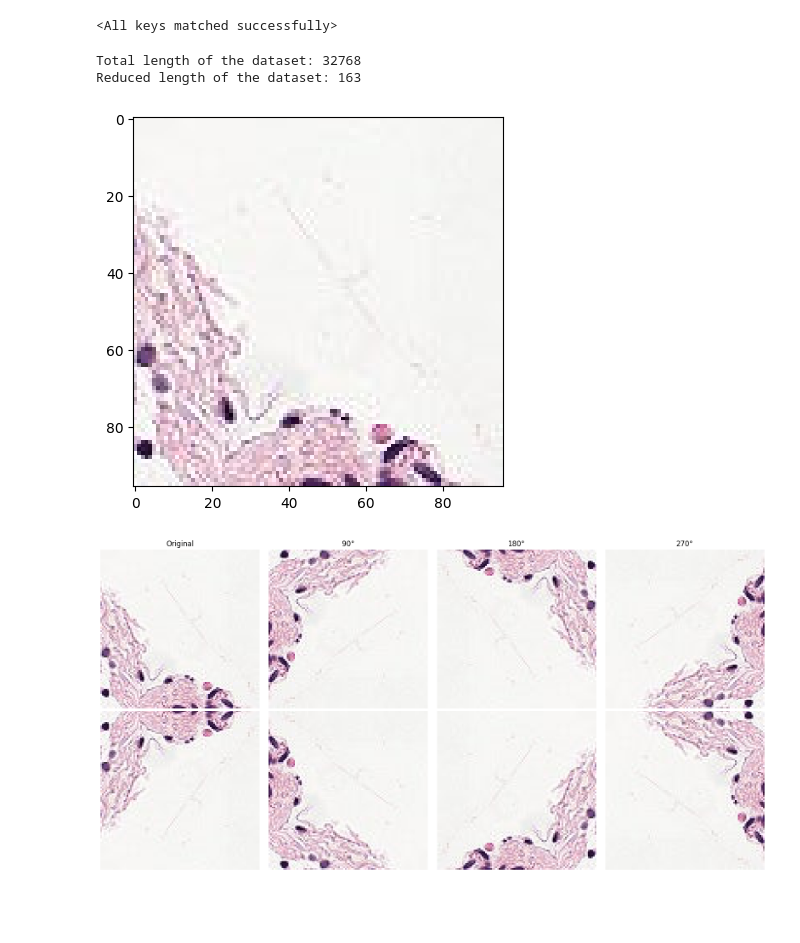
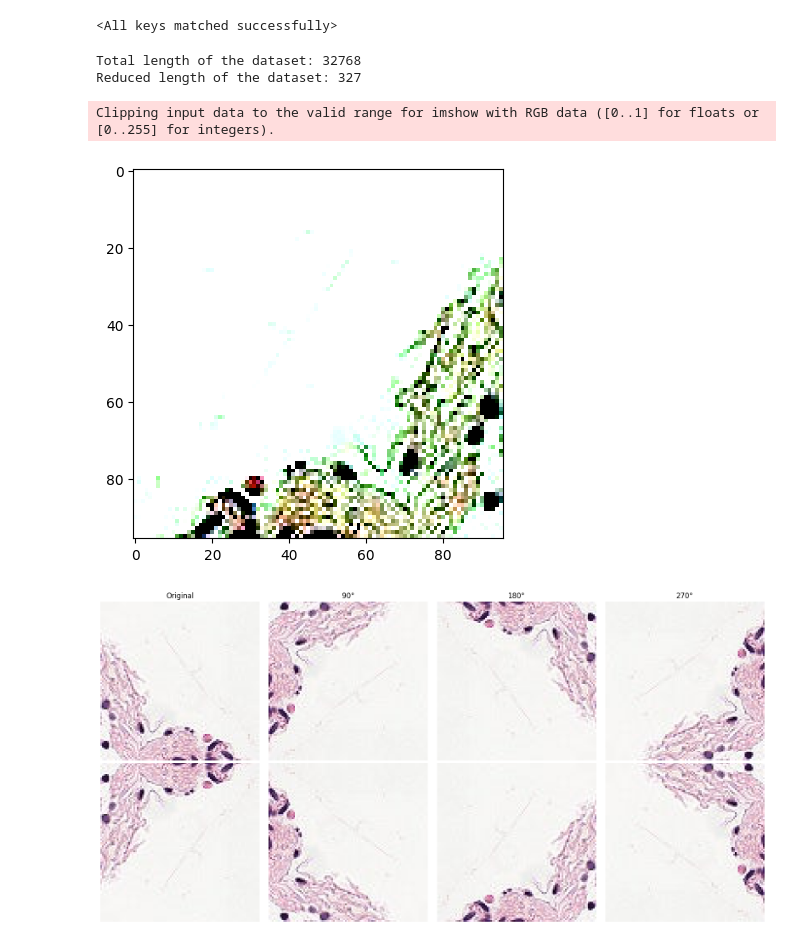
Before and after one commit to WouterBant/GEVit-DL2-Project, a Jupyter notebook: post_hoc_equivariance/post_hoc_equivariance.ipynb, the cells around one changed output. Drawn from its saved outputs; the diff is of its cells as text; code cells hidden in the pictures; blank space fills up the shorter version.

```diff
--- a/post_hoc_equivariance/post_hoc_equivariance.ipynb
+++ b/post_hoc_equivariance/post_hoc_equivariance.ipynb
@@ -101,12 +101,12 @@ else:
     transform_test = tvtf.Compose(
         [
             tvtf.ToTensor(),
-            # tvtf.Normalize(data_mean, data_stddev),
+            tvtf.Normalize(data_mean, data_stddev),
         ]
     )
 
     train_set = PCam(root="../data", train=True, download=True, transform=transform_train)
-    validation_set = PCam(root="../data", train=False, valid=True, download=True, transform=transform_test, data_fraction=0.005)
+    validation_set = PCam(root="../data", train=False, valid=True, download=True, transform=transform_test, data_fraction=0.01)
     test_set = PCam(root="../data", train=False, download=True, transform=transform_test)
 
 train_loader = torch.utils.data.DataLoader(
@@ -135,7 +135,7 @@ img_loader = torch.utils.data.DataLoader(  # single element for visualization pu
 )
 # %% [output]
 Total length of the dataset: 32768
-Reduced length of the dataset: 163
+Reduced length of the dataset: 327
 # %%
 def train(model, train_loader, n_epochs=5, device=torch.device('cuda' if torch.cuda.is_available() else 'cpu')):
     model.to(device)
@@ -197,13 +197,35 @@ def test(model):
             correct += (predicted == labels).sum().item()
     test_acc = 100 * correct / total
     return test_acc
+# %%
+import random
+import torchvision.transforms as transforms
+class CustomRotation(object):
+    def __init__(self, angles):
+        self.angles = angles
+
+    def __call__(self, img):
+        angle = random.choice(self.angles)
+        return transforms.functional.rotate(img, angle)
+
+
+t = transforms.Compose([
+        CustomRotation([0, 90, 180, 270]),
+        #transforms.RandomRotation(degrees=(-180, 180)),  # Random rotation
+        transforms.RandomHorizontalFlip(),  # Random horizontal flip with a probability of 0.5
+        transforms.RandomVerticalFlip(),
+        # transforms.ToTensor(),
+        # transforms.Normalize(data_mean, data_stddev)
+    ])
+# t = CustomRotation([0,90,180,270])
 # %%
 data = iter(img_loader)
 image, target = next(data)
-plt.imshow(image.squeeze() if rotmnist else image.squeeze().transpose(0, 2), cmap="gray")
+plt.imshow(image.squeeze() if rotmnist else t(image).squeeze().transpose(0, 2), cmap="gray")
 plt.show()
 # %% [output]
+Clipping input data to the valid range for imshow with RGB data ([0..1] for floats or [0..255] for integers).
-[figure, old version]
+[figure, new version]
 # %%
 def get_transforms(image, n_rotations=4, flips=True):
     """
```
Also changed, not shown: parts of 4 cells of this notebook, 21 other files.
